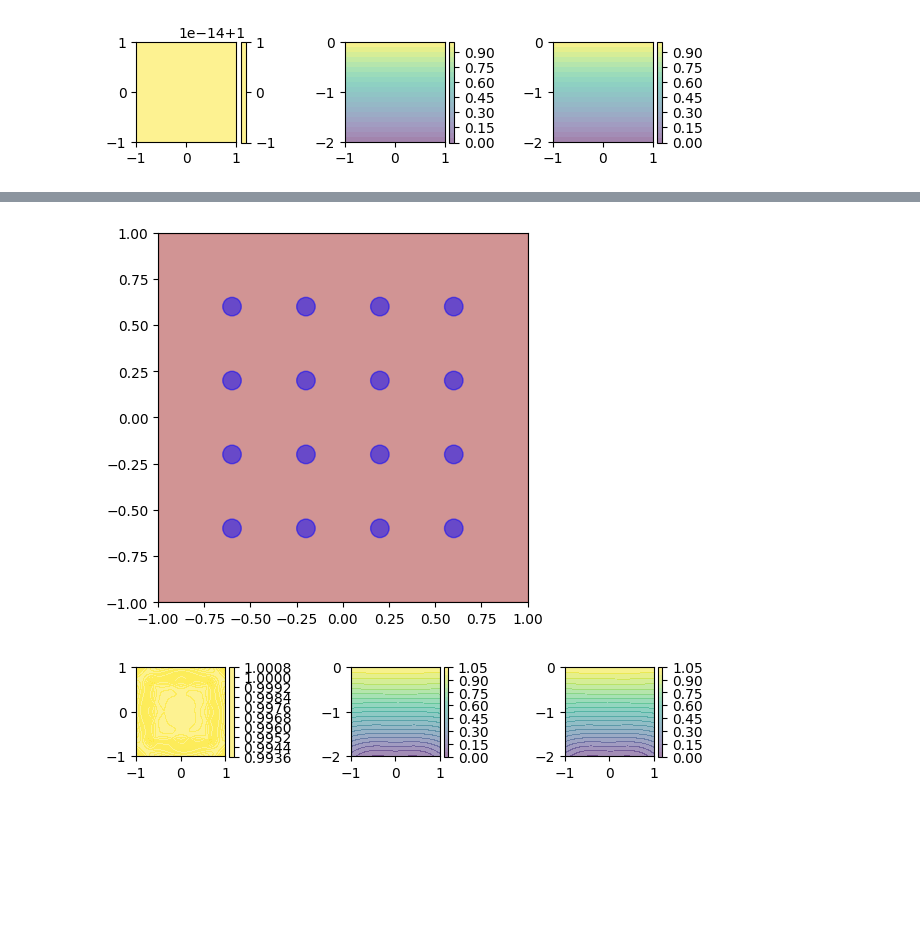
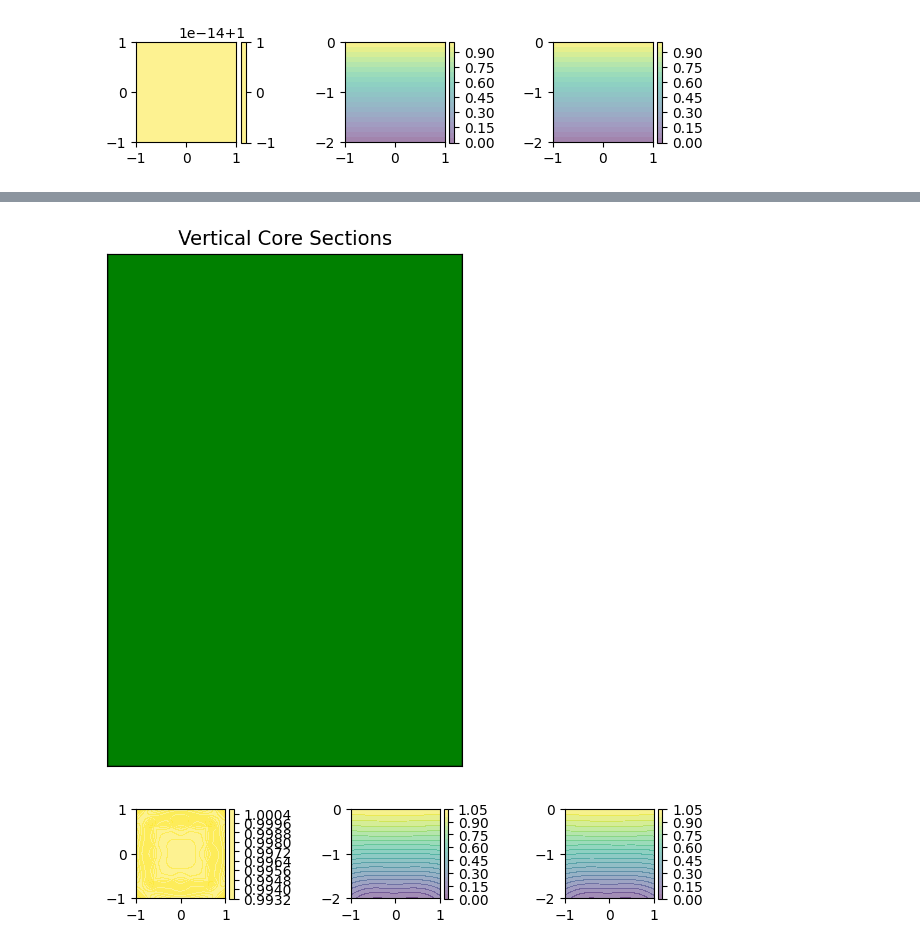
Before and after one commit to JoseACortes/SimpleSoilSampleSim, a Jupyter notebook: prototype.ipynb, the cells around one changed output, grey strips where cells are left out. Saved outputs shown, nothing was run; the diff lists cells and outputs as text; code cells hidden in the pictures; blank space fills up the shorter version.

```diff
--- a/prototype.ipynb
+++ b/prototype.ipynb
@@ -303,16 +321,21 @@ cyl_locs = cyl_loc_gen(core_locs, vertical_core_slices)
 # %%
-fig = plt.figure()
+fig = plt.figure(figsize=(3.32, 4.66), dpi=200, frameon=False)
 ax = fig.add_subplot(111)
-plt.fill_between([soil_x0, soil_x1], soil_y0, soil_y1, color='brown', alpha=0.5)
-for _x, _y in core_locs[:, :2]:
-    circle = plt.Circle((_x, _y), core_radius, color='blue', alpha=0.5)
-    ax.add_artist(circle)
+plt.fill_between([soil_x0, soil_x1], soil_y0, soil_y1, color='green', alpha=1)
+# for _x, _y in core_locs[:, :2]:
+#     circle = plt.Circle((_x, _y), core_radius, color='grey', alpha=1)
+#     ax.add_artist(circle)
 ax.set_xlim(-1, 1)
 ax.set_ylim(-1, 1)
-ax.set_aspect('equal')
+# ax.set_aspect('equal')
+ax.set_xticks([])
+ax.set_yticks([])
+# ax.set_aspect('equal')
+plt.tight_layout()
+plt.title('Vertical Core Sections')
 plt.show()
 # %% [output]
-[figure, old version]
+[figure, new version]
 # %%
 cyl_points = sample_cyl_locs(cyl_locs, 1000, core_radius, core_height, vertical_core_slices)
 cyl_m = cyl_means(cyl_points, conc_func)
@@ -333,4 +356,4 @@ for ax in axs:
 plt.tight_layout()
 plt.show()
 # %% [output]
-[figure, old version]
+[figure, new version]
```
Also changed, not shown: parts of 2 cells of this notebook, 1 other file.
